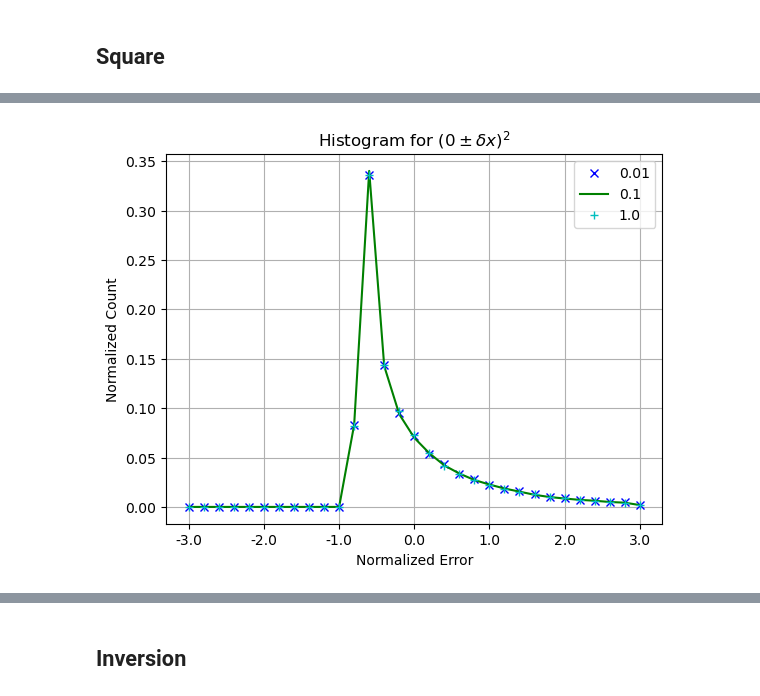
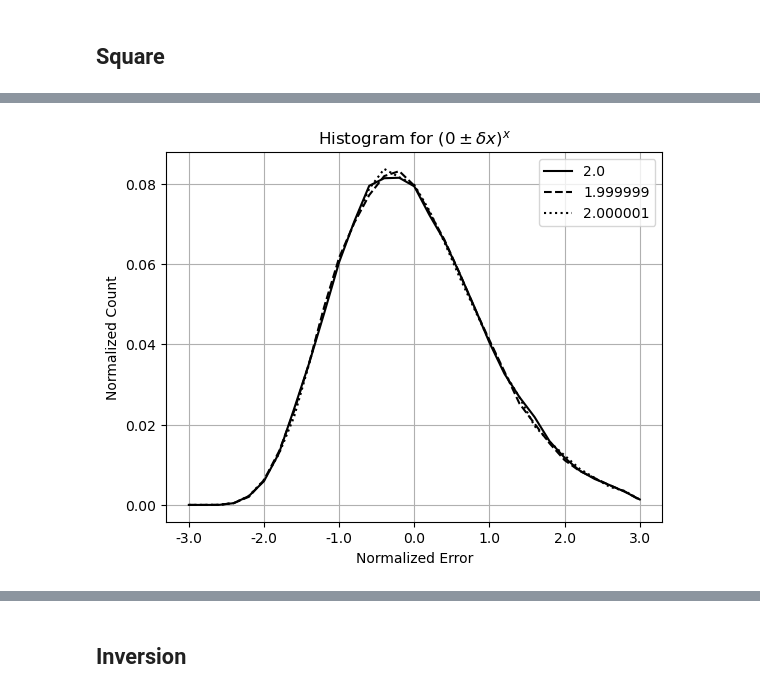
Before and after one commit to Chengpu0707/VarianceArithmetic, a Jupyter notebook: IPyNb/ConvergeEdge.ipynb, the cells around one changed output, grey strips where cells are left out. Cells and saved outputs as stored; diff of their text form; code cells hidden in the pictures.

```diff
--- a/IPyNb/ConvergeEdge.ipynb
+++ b/IPyNb/ConvergeEdge.ipynb
@@ -16,3 +16,11 @@ def PlotHisto(topic, sInput):
                                xlabel='Normalized Error', ylabel='Normalized Count',
                               style=sInput)
     ax.legend(bbox_to_anchor=(1.0, 1.0))
+# %%
+def PlotHistoByExp(topic, sExp):
+    sHisto = [str(i/10) for i in range(-30, 31, 2)]
+    dfPlot = df[df['Exponent'].isin(sExp.keys())].set_index('Exponent')
+    ax = dfPlot[sHisto].T.plot(grid=True, title=f'Histogram for {topic}',
+                               xlabel='Normalized Error', ylabel='Normalized Count',
+                              style=sExp)
+    ax.legend(bbox_to_anchor=(1.0, 1.0))
@@ -182,4 +183,4 @@ df.head()
 # %%
-PlotHisto(topic=r'$(0 \pm \delta x)^2$', sInput={0.01: 'bx', 0.1: 'g-', 1: 'c+'})
+PlotHistoByExp(topic=r'$(0 \pm \delta x)^x$', sExp={2.0: 'k', 1.999999: 'k--', 2.000001: 'k:'})
 # %% [output]
-[figure, old version]
+[figure, new version]
```
Also changed, not shown: parts of 59 cells of this notebook, 18 other files.
